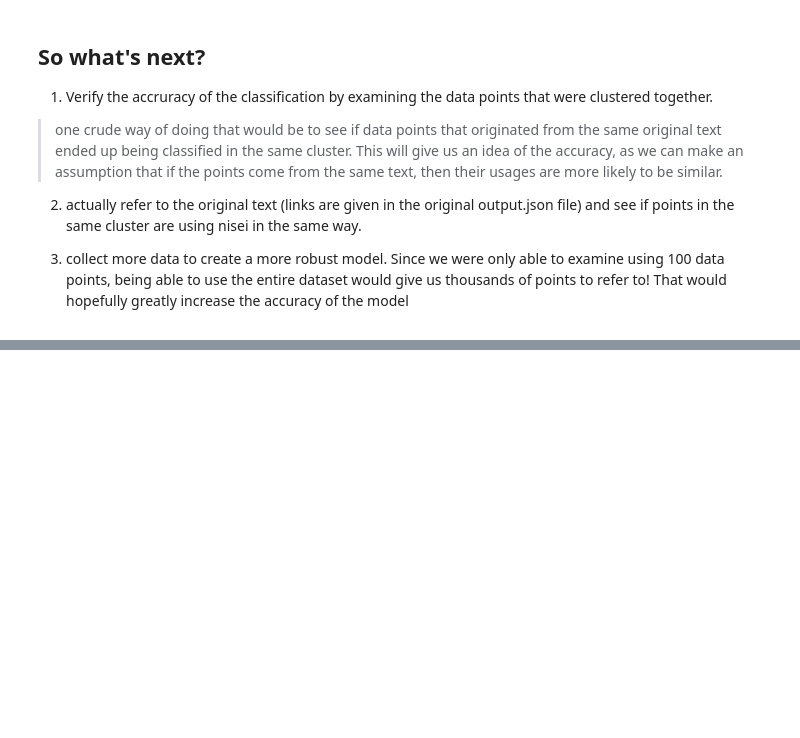
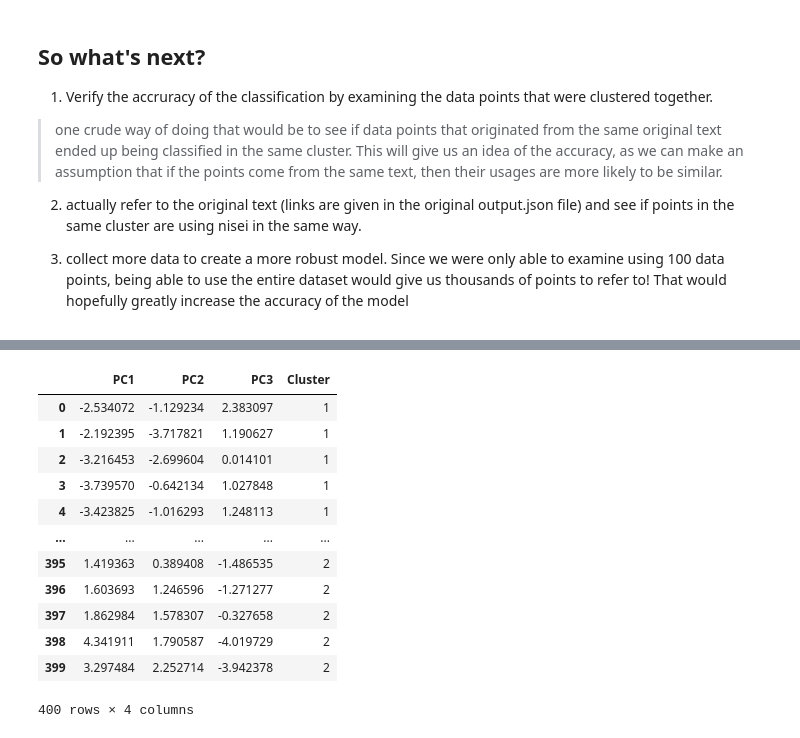
Before and after one commit to aliciaroberts/URAP_NLP, a Jupyter notebook: PCA_on_nisei_matrix.ipynb, the cells around one changed output, grey strips where cells are left out. Drawn from its saved outputs; the diff is of its cells as text; code cells hidden in the pictures; blank space fills up the shorter version.

```diff
--- a/PCA_on_nisei_matrix.ipynb
+++ b/PCA_on_nisei_matrix.ipynb
@@ -209,0 +215,16 @@ number in cluster 2:  221
+# %%
+clustered_data
+# %% [output]
+|  | PC1 | PC2 | PC3 | Cluster |
+| 0 | -2.534072 | -1.129234 | 2.383097 | 1 |
+| 1 | -2.192395 | -3.717821 | 1.190627 | 1 |
+| 2 | -3.216453 | -2.699604 | 0.014101 | 1 |
+| 3 | -3.739570 | -0.642134 | 1.027848 | 1 |
+| 4 | -3.423825 | -1.016293 | 1.248113 | 1 |
+| ... | ... | ... | ... | ... |
+| 395 | 1.419363 | 0.389408 | -1.486535 | 2 |
+| 396 | 1.603693 | 1.246596 | -1.271277 | 2 |
+| 397 | 1.862984 | 1.578307 | -0.327658 | 2 |
+| 398 | 4.341911 | 1.790587 | -4.019729 | 2 |
+| 399 | 3.297484 | 2.252714 | -3.942378 | 2 |
+400 rows × 4 columns
```
Also changed, not shown: parts of 11 cells of this notebook, 4 other files.
